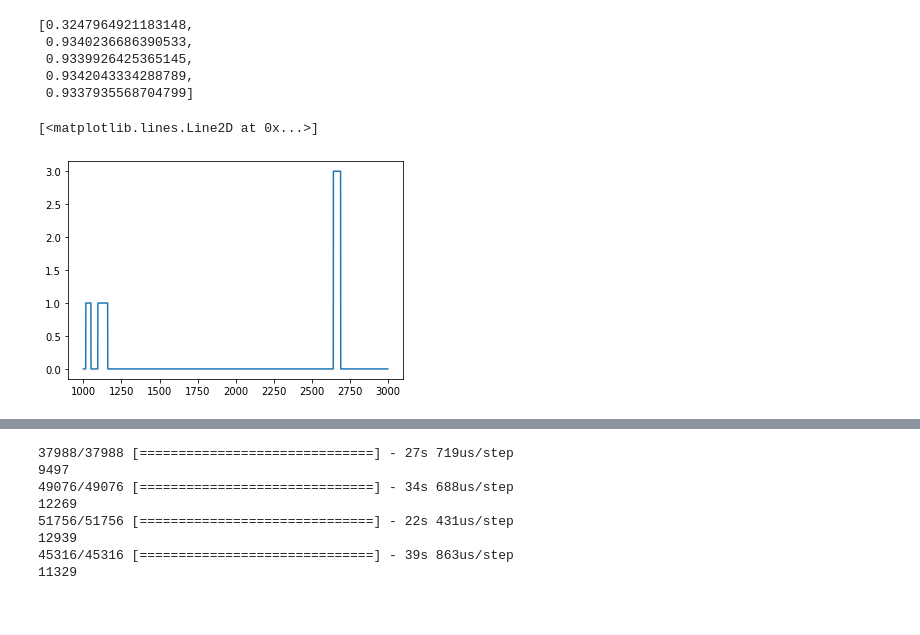
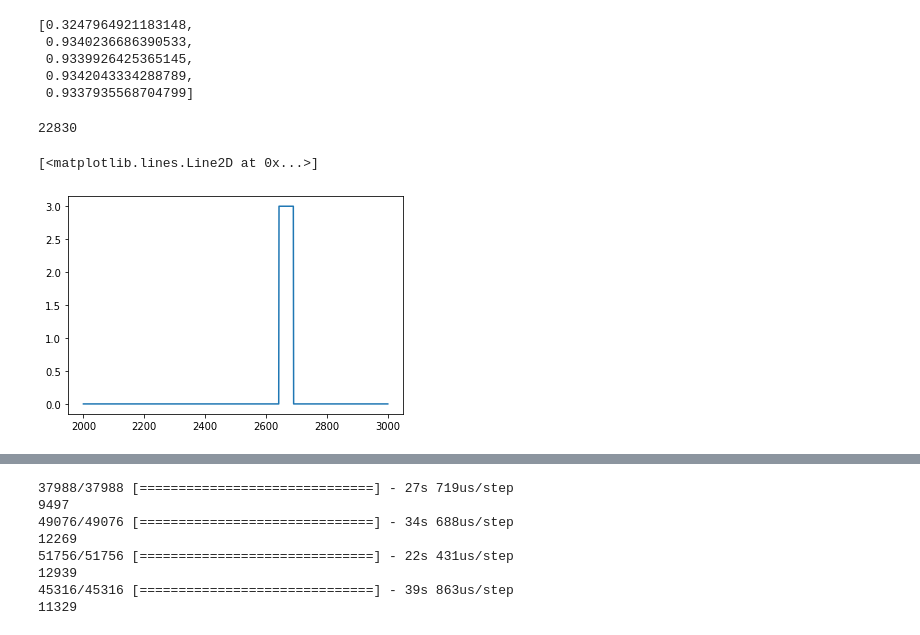
Before and after one commit to shilpakancharla/terrain-identification, a Jupyter notebook: Proj_C2_BiLSTM.ipynb, the cells around one changed output, grey strips where cells are left out. Cells and saved outputs as stored; diff of their text form; code cells hidden in the pictures.

Commit message:
added documentation and more visuals to notebook

```diff
--- a/Proj_C2_BiLSTM.ipynb
+++ b/Proj_C2_BiLSTM.ipynb
@@ -152,11 +152,15 @@ model.evaluate(test_X, test_y_encoded)
  0.9337935568704799]
 # %%
 # Comparing actual versus predicted in a plot on our test set
-actual_data = pd.read_csv('TrainingData/subject_006_03__y.csv')
-plt.plot(actual_data.iloc[1000:3000])
+actual_data_1 = pd.read_csv('TrainingData/subject_006_03__y.csv')
+actual_data_2 = pd.read_csv('TrainingData/subject_007_01__y.csv')
+actual_data_test = pd.concat([actual_data_1, actual_data_2])
+print(len(actual_data_test))
+plt.plot(actual_data_test.iloc[2000:3000])
 # %% [output]
-[<matplotlib.lines.Line2D at 0x...>]
+22830
+[<matplotlib.lines.Line2D at 0x...>]
-[figure, old version]
+[figure, new version]
 # %%
 predicted_data = model.predict(test_X, batch_size = 64, verbose = 1)
 y_test_bool = np.argmax(predicted_data, axis = 1)
```
Also changed, not shown: parts of 3 cells of this notebook, 3 other files.
